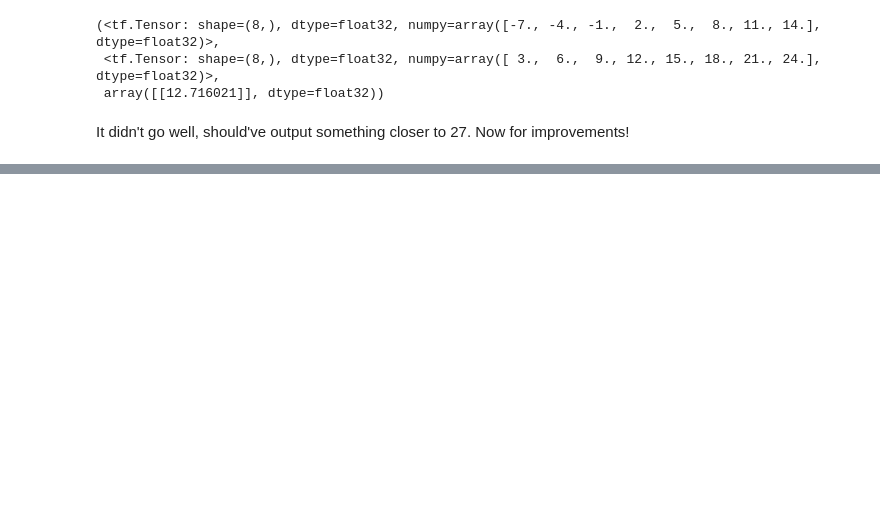
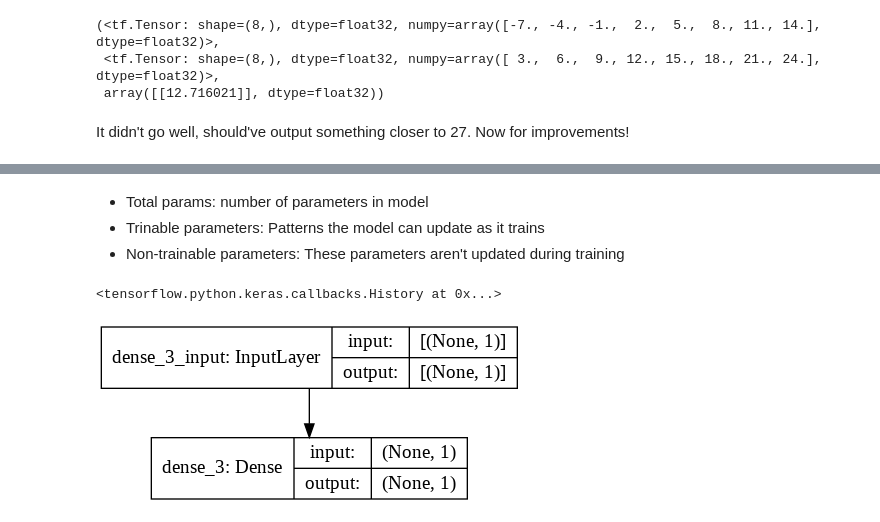
Before and after one commit to MichaelSetyawan/TF_certification, a Jupyter notebook: TF_Regression.ipynb, the cells around one changed output, grey strips where cells are left out. Cells and saved outputs as stored; diff of their text form; code cells hidden in the pictures; blank space fills up the shorter version.

```diff
--- a/TF_Regression.ipynb
+++ b/TF_Regression.ipynb
@@ -101,0 +180,14 @@ It didn't go well, should've output something closer to 27. Now for improvements
+# %%
+# Set random seed
+tf.random.set_seed(42)
+
+# Create a model (same as above)
+model = tf.keras.Sequential([
+  tf.keras.layers.Dense(1, input_shape=[1]) # define the input_shape to our model
+])
+
+# Compile model (same as above)
+model.compile(loss=tf.keras.losses.mae,
+              optimizer=tf.keras.optimizers.SGD(),
+              metrics=["mae"])
+model.summary()
@@ -101,0 +205,15 @@ It didn't go well, should've output something closer to 27. Now for improvements
+# %% [markdown]
+- Total params: number of parameters in model
+- Trinable parameters: Patterns the model can update as it trains
+- Non-trainable parameters: These parameters aren't updated during training
+# %%
+model.fit(X_train, y_train, epochs=100, verbose=0)
+# %% [output]
+<tensorflow.python.keras.callbacks.History at 0x...>
+# %%
+#plot using plot_model
+from tensorflow.keras.utils import plot_model
+
+plot_model(model, show_shapes=True)
+# %% [output]
+[figure, added]
```
Also changed, not shown: parts of 53 cells of this notebook.
